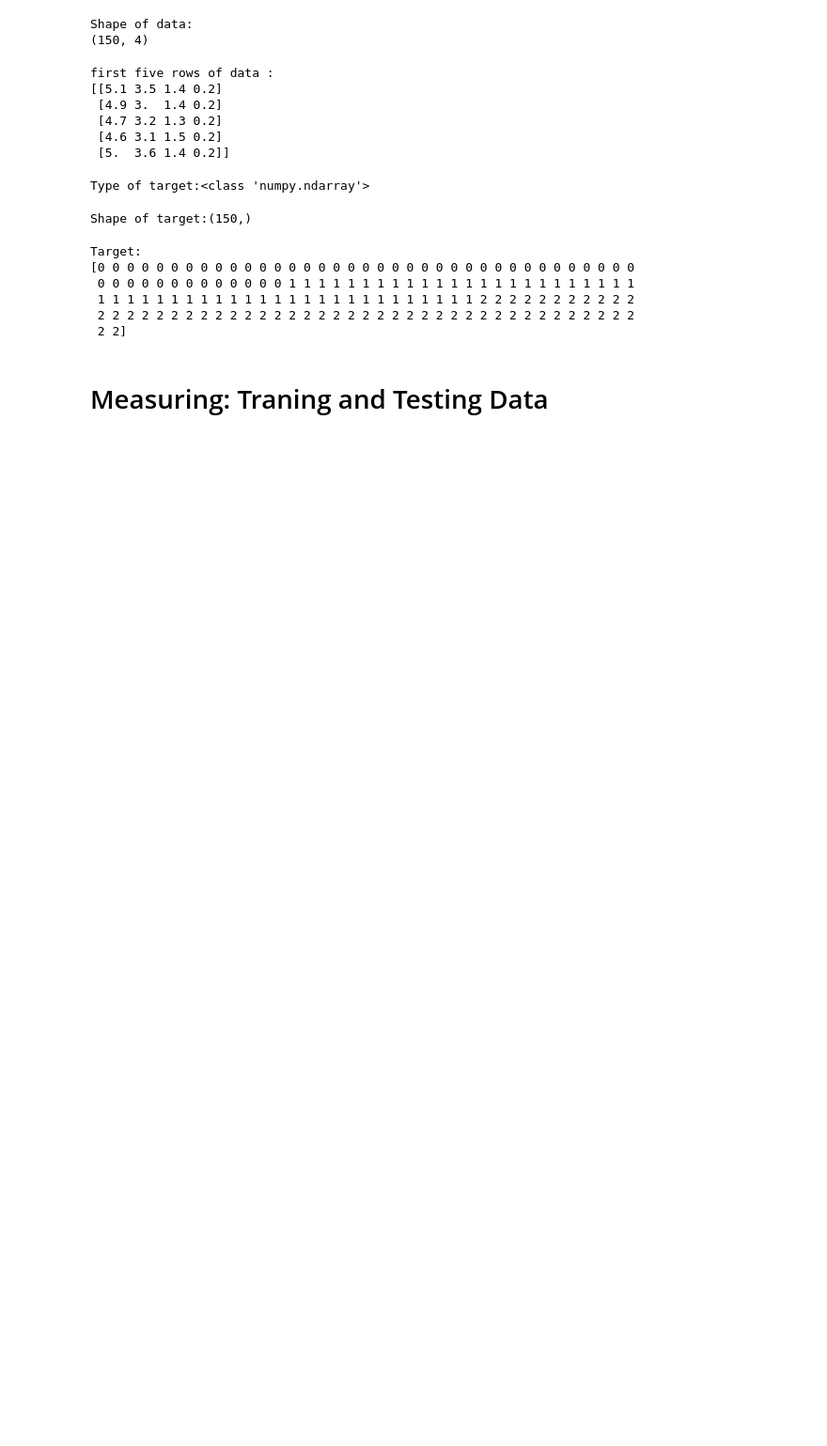
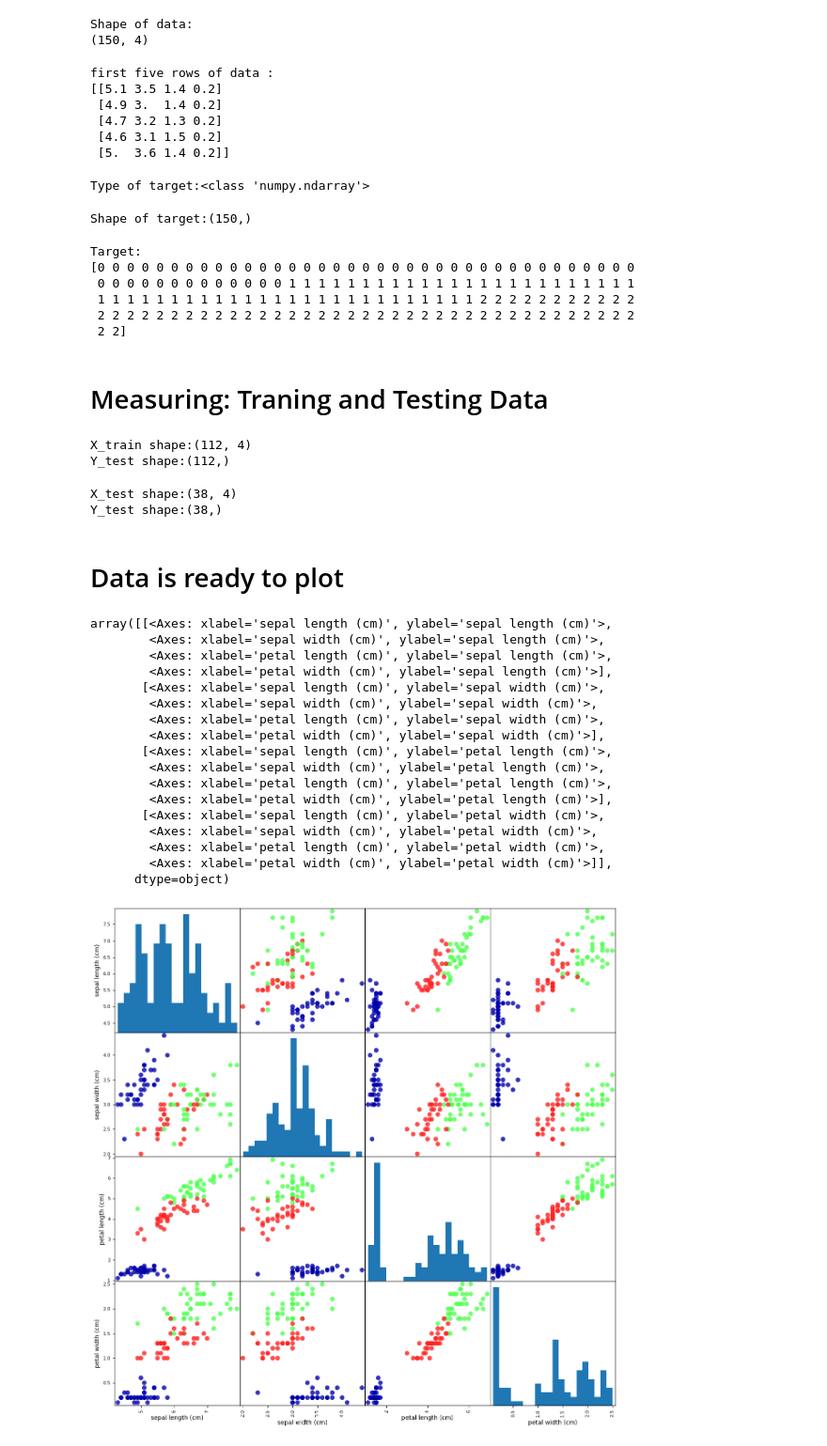
Before and after one commit to Singh-Prince-Rinku/Machine-Learning, a Jupyter notebook: MeetTheData.ipynb, the cells around one changed output. Shown: that part at 94% size. Saved outputs shown, nothing was run; the diff lists cells and outputs as text; code cells hidden in the pictures; blank space fills up the shorter version.

```diff
--- a/MeetTheData.ipynb
+++ b/MeetTheData.ipynb
@@ -92,3 +92,48 @@ Target:
  2 2]
 # %% [markdown]
 # Measuring: Traning and Testing Data
+# %%
+from sklearn.model_selection import train_test_split
+X_train, X_test, Y_train, Y_test = train_test_split(iris['data'],iris['target'], random_state=0)
+# %%
+print("X_train shape:{}".format(X_train.shape))
+print("Y_test shape:{}".format(Y_train.shape))
+# %% [output]
+X_train shape:(112, 4)
+Y_test shape:(112,)
+# %%
+print("X_test shape:{}".format(X_test.shape))
+print("Y_test shape:{}".format(Y_test.shape))
+# %% [output]
+X_test shape:(38, 4)
+Y_test shape:(38,)
+# %% [markdown]
+# Data is ready to plot
+# %%
+import mglearn
+import pandas as pd
+# Create a DataFrame from data in X_train
+# Label the columns using the strings in iris.feature_names
+iris_dataframe = pd.DataFrame(X_train, columns=iris.feature_names)
+
+# Create a scatter matrix from the DataFrame, colored by Y_train
+pd.plotting.scatter_matrix(iris_dataframe, c=Y_train, figsize=(15, 15), marker='o', hist_kwds={'bins': 20}, s=60, alpha=.8, cmap=mglearn.cm3)
+# %% [output]
+array([[<Axes: xlabel='sepal length (cm)', ylabel='sepal length (cm)'>,
+        <Axes: xlabel='sepal width (cm)', ylabel='sepal length (cm)'>,
+        <Axes: xlabel='petal length (cm)', ylabel='sepal length (cm)'>,
+        <Axes: xlabel='petal width (cm)', ylabel='sepal length (cm)'>],
+       [<Axes: xlabel='sepal length (cm)', ylabel='sepal width (cm)'>,
+        <Axes: xlabel='sepal width (cm)', ylabel='sepal width (cm)'>,
+        <Axes: xlabel='petal length (cm)', ylabel='sepal width (cm)'>,
+        <Axes: xlabel='petal width (cm)', ylabel='sepal width (cm)'>],
+       [<Axes: xlabel='sepal length (cm)', ylabel='petal length (cm)'>,
+        <Axes: xlabel='sepal width (cm)', ylabel='petal length (cm)'>,
+        <Axes: xlabel='petal length (cm)', ylabel='petal length (cm)'>,
+        <Axes: xlabel='petal width (cm)', ylabel='petal length (cm)'>],
+       [<Axes: xlabel='sepal length (cm)', ylabel='petal width (cm)'>,
+        <Axes: xlabel='sepal width (cm)', ylabel='petal width (cm)'>,
+        <Axes: xlabel='petal length (cm)', ylabel='petal width (cm)'>,
+        <Axes: xlabel='petal width (cm)', ylabel='petal width (cm)'>]],
+      dtype=object)
+[figure, added]
```
